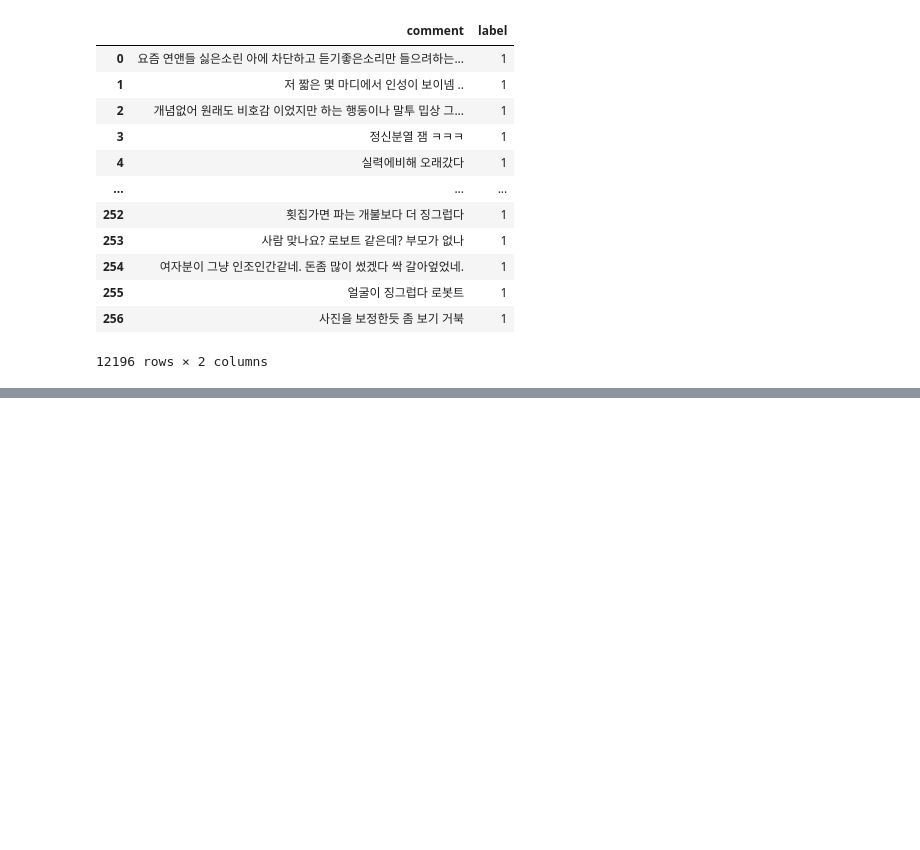
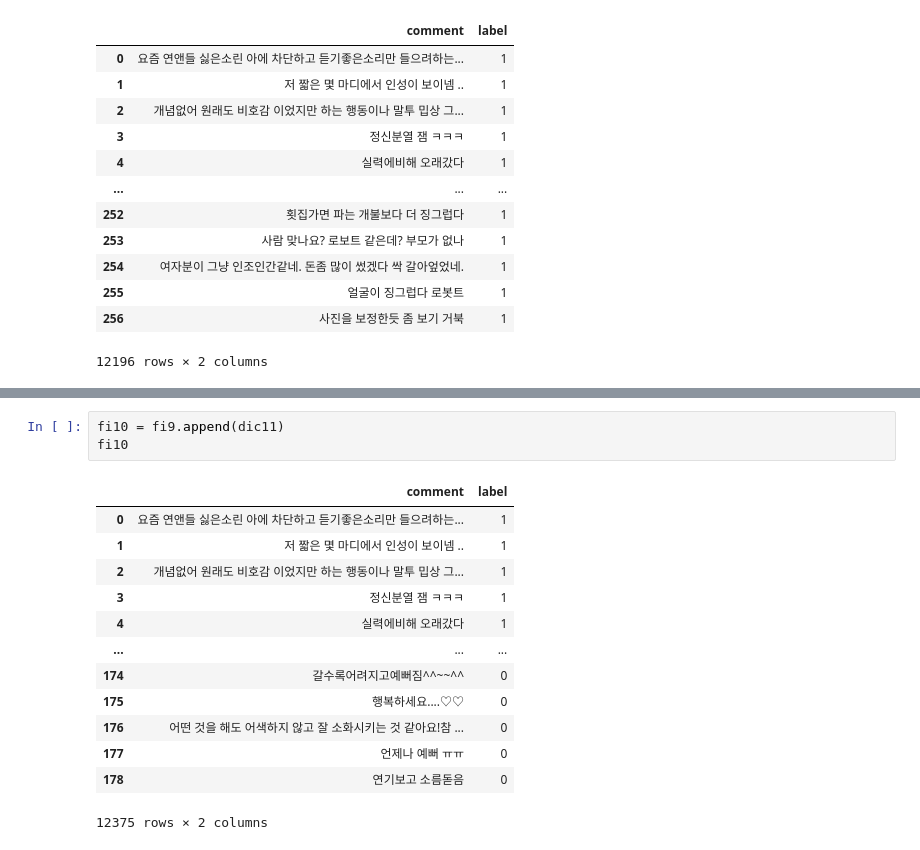
Before and after one commit to sooyeon-go/grad_project, a Jupyter notebook: comment_crawling_r/comment2_csv.ipynb, the cells around one changed output, grey strips where cells are left out. Cells and saved outputs as stored; diff of their text form; blank space fills up the shorter version.

```diff
--- a/comment_crawling_r/comment2_csv.ipynb
+++ b/comment_crawling_r/comment2_csv.ipynb
@@ -665,0 +707,17 @@ fi9
+# %%
+fi10 = fi9.append(dic11)
+fi10
+# %% [output]
+|  | comment | label |
+| 0 | 요즘 연앤들 싫은소린 아에 차단하고 듣기좋은소리만 들으려하는... | 1 |
+| 1 | 저 짧은 몇 마디에서 인성이 보이넴 .. | 1 |
+| 2 | 개념없어 원래도 비호감 이었지만 하는 행동이나 말투 밉상 그... | 1 |
+| 3 | 정신분열 잼 ㅋㅋㅋ | 1 |
+| 4 | 실력에비해 오래갔다 | 1 |
+| ... | ... | ... |
+| 174 | 갈수록어려지고예뻐짐^^~~^^ | 0 |
+| 175 | 행복하세요....♡♡ | 0 |
+| 176 | 어떤 것을 해도 어색하지 않고 잘 소화시키는 것 같아요!참 ... | 0 |
+| 177 | 언제나 예뻐 ㅠㅠ | 0 |
+| 178 | 연기보고 소름돋음 | 0 |
+12375 rows × 2 columns
```
Also changed, not shown: parts of 5 cells of this notebook.
